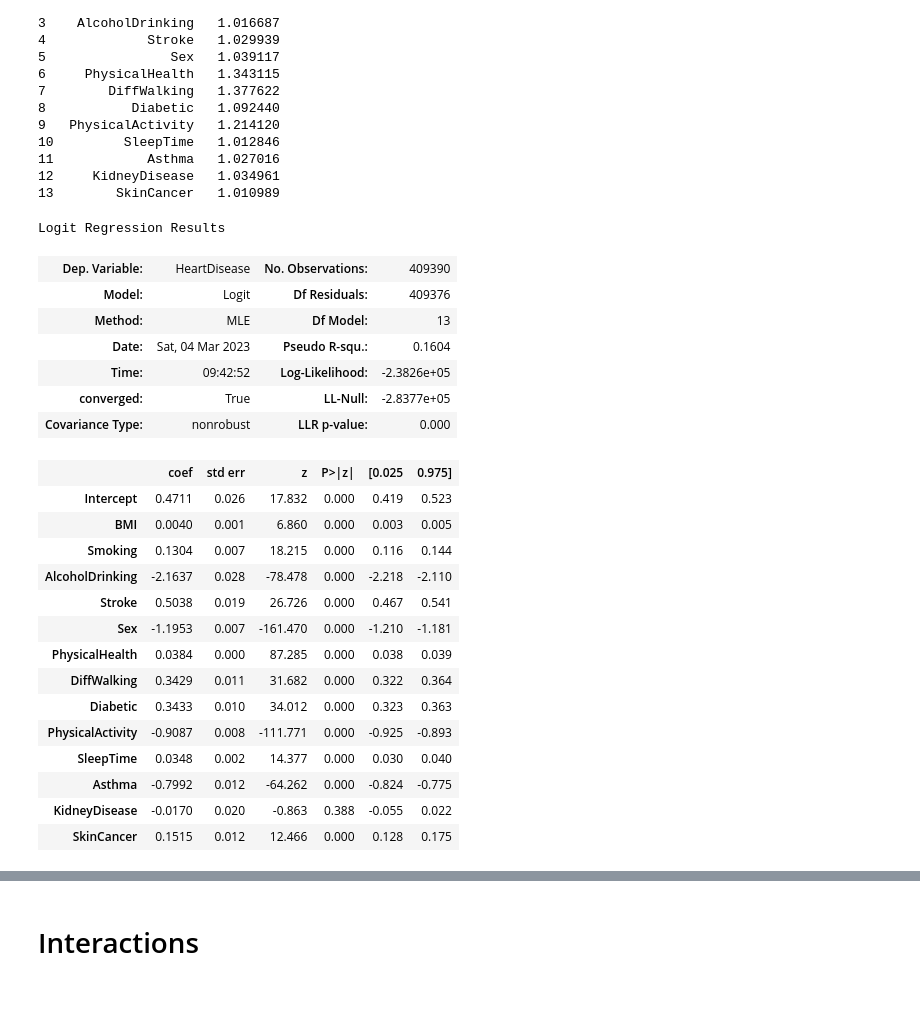
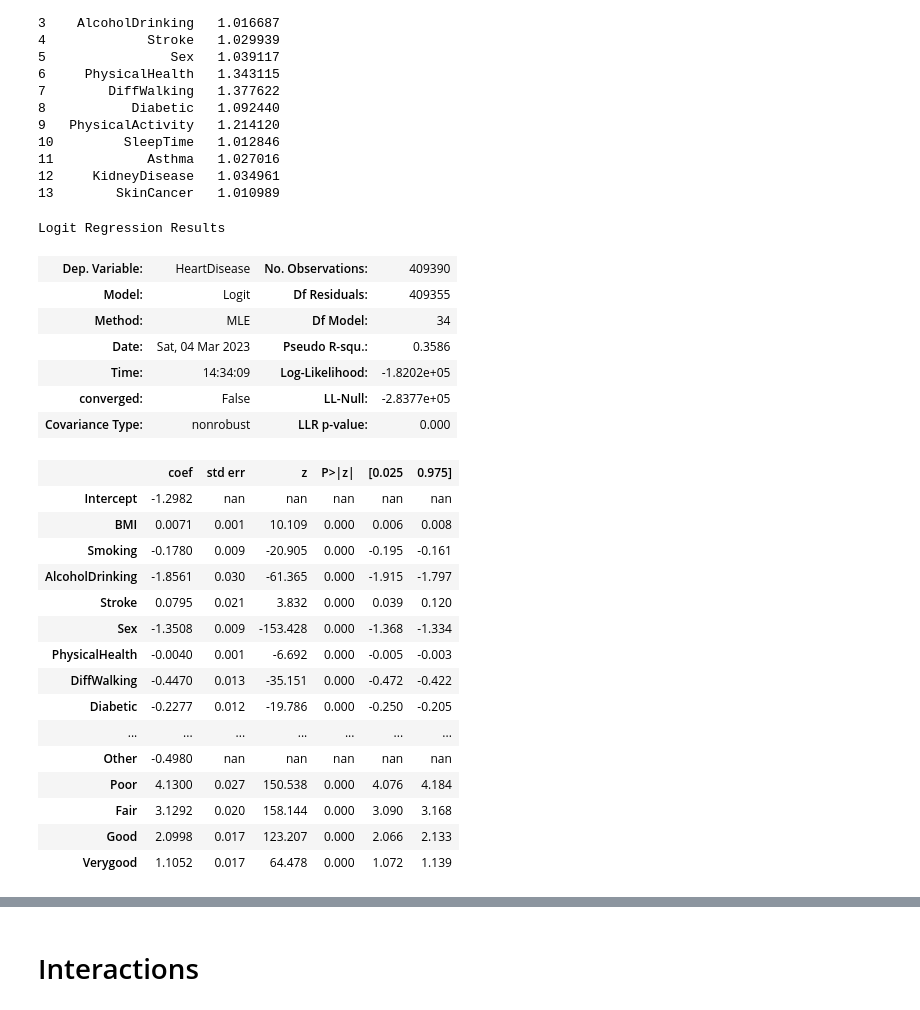
Before and after one commit to JerayuT/Group-5-WQ23-Data-Science, a Jupyter notebook: Project Analysis (3).ipynb, the cells around one changed output, grey strips where cells are left out. Cells and saved outputs as stored; diff of their text form; code cells hidden in the pictures.

```diff
--- a/Project Analysis (3).ipynb
+++ b/Project Analysis (3).ipynb
@@ -300,2 +287,0 @@ train_smote = pd.concat([train_smote, pd.get_dummies(train_smote['GenHealth'])],
-# %%
-train_smote = train_smote.drop(columns=['Race', 'AgeCategory', 'GenHealth'])
@@ -331,0 +290,9 @@ memory usage: 56.2 MB
+# %%
+def makeDummies(data):
+    data = pd.concat([data, pd.get_dummies(data['Race'])], axis=1)
+    data = pd.concat([data, pd.get_dummies(data['AgeCategory'])], axis=1)
+    data = pd.concat([data, pd.get_dummies(data['GenHealth'])], axis=1)
+    data = data.drop(columns=['Race', 'AgeCategory', 'GenHealth'])
+    data.rename(columns={"18-24": "Age1", "25-29": "Age2", "30-34": "Age3","35-39": "Age4","40-44": "Age5","45-49": "Age6","50-54": "Age7","55-59": "Age8","60-64": "Age9","65-69": "Age10","70-74": "Age11","75-79": "Age12","80 or older": "Age13"}, inplace = True)
+    data.rename(columns={"Very good": "Verygood", "American Indian/Alaskan Native": "AmericanIndianAlaskanNative"}, inplace = True)
+    return data
@@ -331,0 +303,2 @@ memory usage: 56.2 MB
+# %%
+train_smote = makeDummies(train_smote)
@@ -332,5 +315,5 @@ memory usage: 56.2 MB
 # %%
-X = train_smote[['BMI', 'Smoking', 'AlcoholDrinking', "Stroke", "Sex",'PhysicalHealth', "DiffWalking", "Diabetic", "PhysicalActivity", "SleepTime", "Asthma", "KidneyDisease", "SkinCancer", "18-24", "25-29", "30-34", "35-39", "40-44", "45-49", "50-54", "55-59", "60-64", "65-69", "70-74", "75-79", "80 or older", "White", "Black", "Asian", "American Indian/Alaskan Native", "Hispanic", "Other", "Poor", "Fair", "Good", "Very good", "Excellent"]]
+X = train_smote[['BMI', 'Smoking', 'AlcoholDrinking', "Stroke", "Sex",'PhysicalHealth', "DiffWalking", "Diabetic", "PhysicalActivity", "SleepTime", "Asthma", "KidneyDisease", "SkinCancer", "Age1", "Age2", "Age3", "Age4", "Age5", "Age6", "Age7", "Age8", "Age9", "Age10", "Age11", "Age12", "Age13", "White", "Black", "Asian", "AmericanIndianAlaskanNative", "Hispanic", "Other", "Poor", "Fair", "Good", "Verygood", "Excellent"]]
 # %%
 #Function to develop a model based on all predictors in predictor_subset
 def processSubset(predictor_subset):
@@ -475,29 +512,30 @@ print(vif_data)
 12     KidneyDisease   1.034961
 13        SkinCancer   1.010989
 # %%
-model13 = models_best['model'][13]
-model13.summary()
+model36 = models_best['model'][36]
+model36.summary()
 # %% [output]
 Logit Regression Results
 | Dep. Variable: | HeartDisease | No. Observations: | 409390 |
-| Model: | Logit | Df Residuals: | 409376 |
-| Method: | MLE | Df Model: | 13 |
-| Date: | Sat, 04 Mar 2023 | Pseudo R-squ.: | 0.1604 |
-| Time: | 09:42:52 | Log-Likelihood: | -2.3826e+05 |
-| converged: | True | LL-Null: | -2.8377e+05 |
+| Model: | Logit | Df Residuals: | 409355 |
+| Method: | MLE | Df Model: | 34 |
+| Date: | Sat, 04 Mar 2023 | Pseudo R-squ.: | 0.3586 |
+| Time: | 14:34:09 | Log-Likelihood: | -1.8202e+05 |
+| converged: | False | LL-Null: | -2.8377e+05 |
 | Covariance Type: | nonrobust | LLR p-value: | 0.000 |
 |  | coef | std err | z | P>|z| | [0.025 | 0.975] |
-| Intercept | 0.4711 | 0.026 | 17.832 | 0.000 | 0.419 | 0.523 |
-| BMI | 0.0040 | 0.001 | 6.860 | 0.000 | 0.003 | 0.005 |
-| Smoking | 0.1304 | 0.007 | 18.215 | 0.000 | 0.116 | 0.144 |
-| AlcoholDrinking | -2.1637 | 0.028 | -78.478 | 0.000 | -2.218 | -2.110 |
-| Stroke | 0.5038 | 0.019 | 26.726 | 0.000 | 0.467 | 0.541 |
-| Sex | -1.1953 | 0.007 | -161.470 | 0.000 | -1.210 | -1.181 |
-| PhysicalHealth | 0.0384 | 0.000 | 87.285 | 0.000 | 0.038 | 0.039 |
-| DiffWalking | 0.3429 | 0.011 | 31.682 | 0.000 | 0.322 | 0.364 |
-| Diabetic | 0.3433 | 0.010 | 34.012 | 0.000 | 0.323 | 0.363 |
-| PhysicalActivity | -0.9087 | 0.008 | -111.771 | 0.000 | -0.925 | -0.893 |
-| SleepTime | 0.0348 | 0.002 | 14.377 | 0.000 | 0.030 | 0.040 |
-| Asthma | -0.7992 | 0.012 | -64.262 | 0.000 | -0.824 | -0.775 |
-| KidneyDisease | -0.0170 | 0.020 | -0.863 | 0.388 | -0.055 | 0.022 |
-| SkinCancer | 0.1515 | 0.012 | 12.466 | 0.000 | 0.128 | 0.175 |
+| Intercept | -1.2982 | nan | nan | nan | nan | nan |
+| BMI | 0.0071 | 0.001 | 10.109 | 0.000 | 0.006 | 0.008 |
+| Smoking | -0.1780 | 0.009 | -20.905 | 0.000 | -0.195 | -0.161 |
+| AlcoholDrinking | -1.8561 | 0.030 | -61.365 | 0.000 | -1.915 | -1.797 |
+| Stroke | 0.0795 | 0.021 | 3.832 | 0.000 | 0.039 | 0.120 |
+| Sex | -1.3508 | 0.009 | -153.428 | 0.000 | -1.368 | -1.334 |
+| PhysicalHealth | -0.0040 | 0.001 | -6.692 | 0.000 | -0.005 | -0.003 |
+| DiffWalking | -0.4470 | 0.013 | -35.151 | 0.000 | -0.472 | -0.422 |
+| Diabetic | -0.2277 | 0.012 | -19.786 | 0.000 | -0.250 | -0.205 |
+| ... | ... | ... | ... | ... | ... | ... |
+| Other | -0.4980 | nan | nan | nan | nan | nan |
+| Poor | 4.1300 | 0.027 | 150.538 | 0.000 | 4.076 | 4.184 |
+| Fair | 3.1292 | 0.020 | 158.144 | 0.000 | 3.090 | 3.168 |
+| Good | 2.0998 | 0.017 | 123.207 | 0.000 | 2.066 | 2.133 |
+| Verygood | 1.1052 | 0.017 | 64.478 | 0.000 | 1.072 | 1.139 |
```
Also changed, not shown: parts of 19 cells of this notebook.
